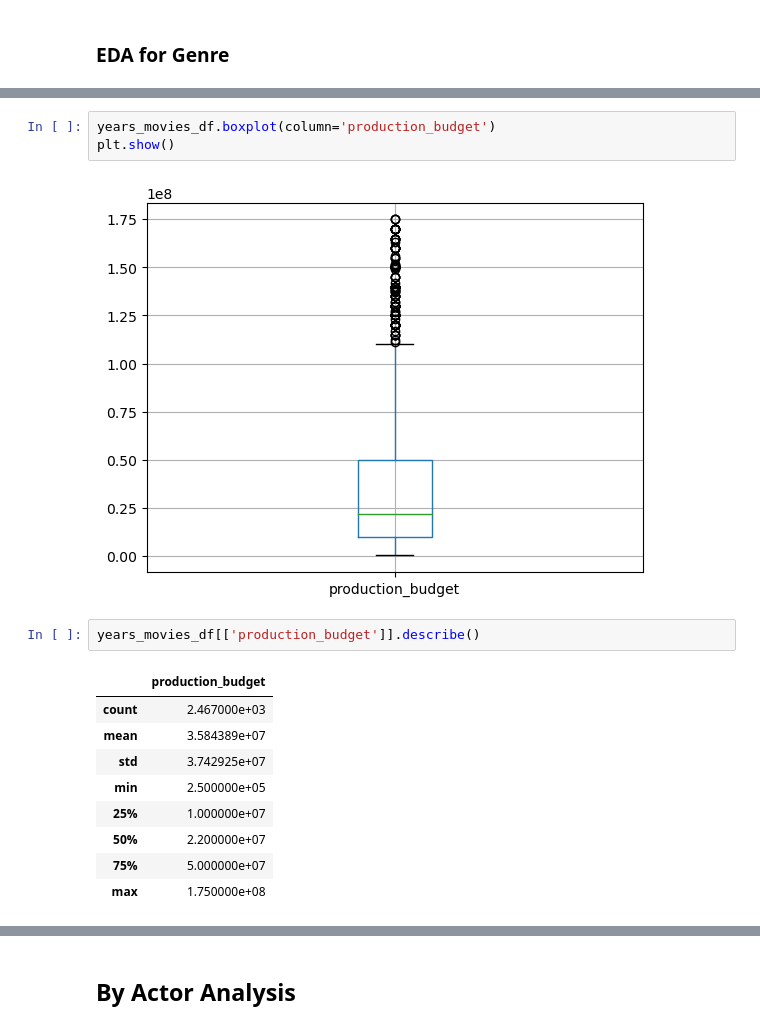
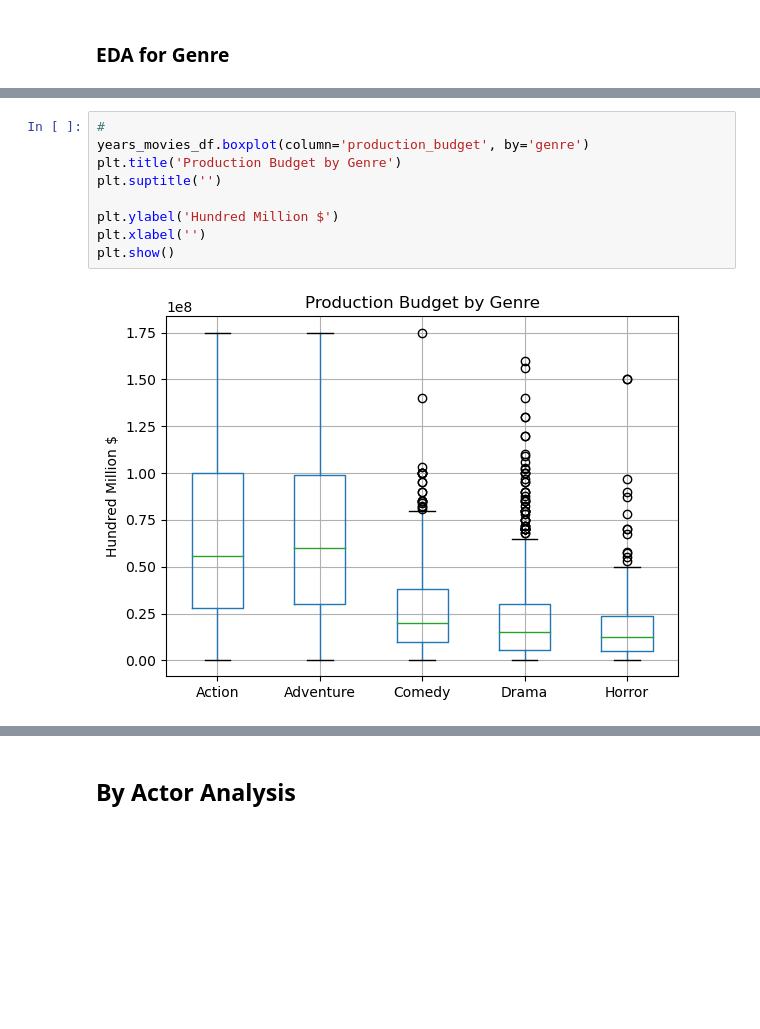
Before and after one commit to JESSIMOPIN/project-1-bootcamp, a Jupyter notebook: main_movies.ipynb, the cells around one changed output, grey strips where cells are left out. Saved outputs shown, nothing was run; the diff lists cells and outputs as text; blank space fills up the shorter version.

```diff
--- a/main_movies.ipynb
+++ b/main_movies.ipynb
@@ -341,17 +361,11 @@ movies_df_complete[movies_df_complete['production_budget']<=0]
-# %%
-years_movies_df.boxplot(column='production_budget')
-plt.show()
-# %% [output]
-[figure, removed]
-# %%
-years_movies_df[['production_budget']].describe()
-# %% [output]
-|  | production_budget |
-| count | 2.467000e+03 |
-| mean | 3.584389e+07 |
-| std | 3.742925e+07 |
-| min | 2.500000e+05 |
-| 25% | 1.000000e+07 |
-| 50% | 2.200000e+07 |
-| 75% | 5.000000e+07 |
-| max | 1.750000e+08 |
+# %%
+#
+years_movies_df.boxplot(column='production_budget', by='genre')
+plt.title('Production Budget by Genre')
+plt.suptitle('')
+
+plt.ylabel('Hundred Million $')
+plt.xlabel('')
+plt.show()
+# %% [output]
+[figure, added]
```
Also changed, not shown: parts of 46 cells of this notebook.
